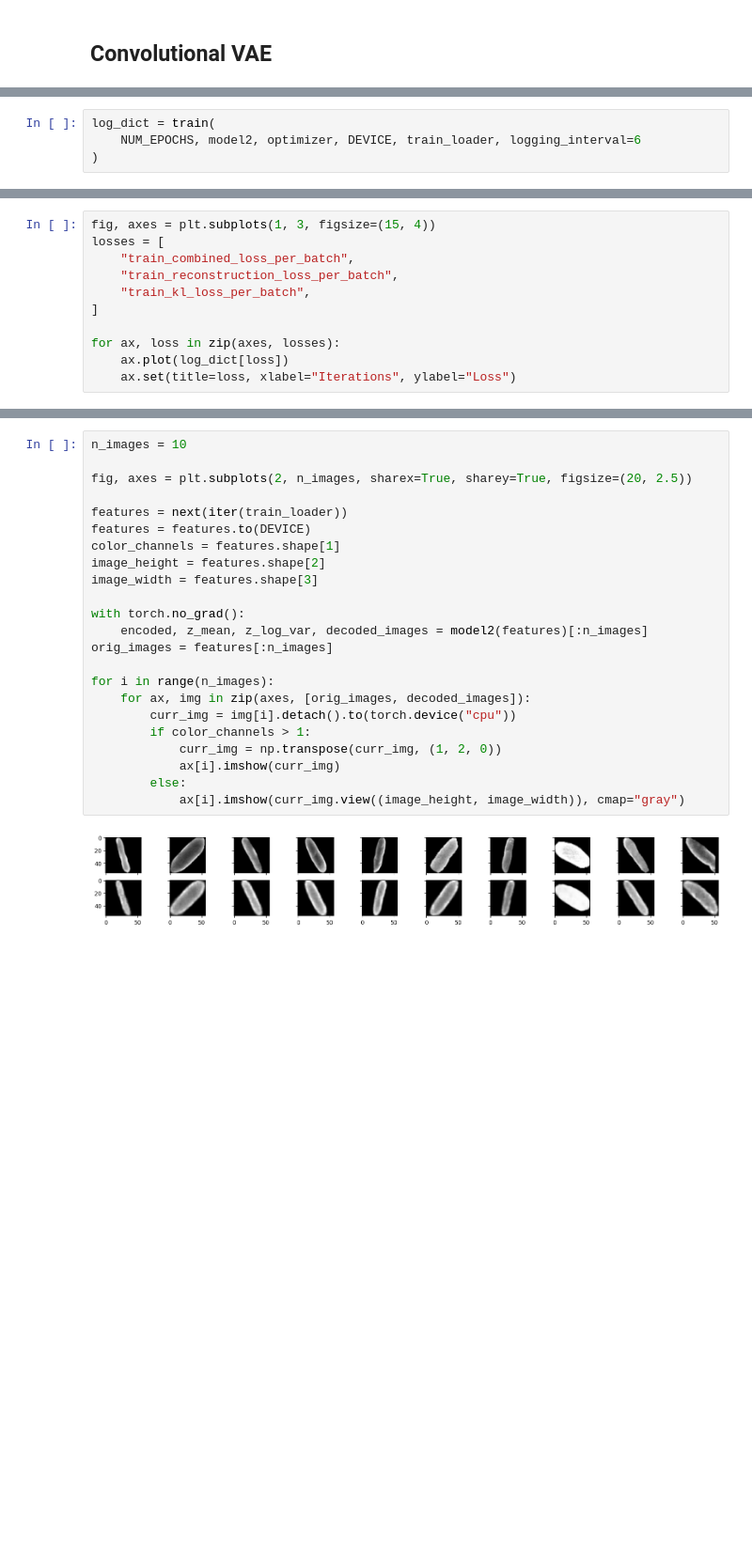
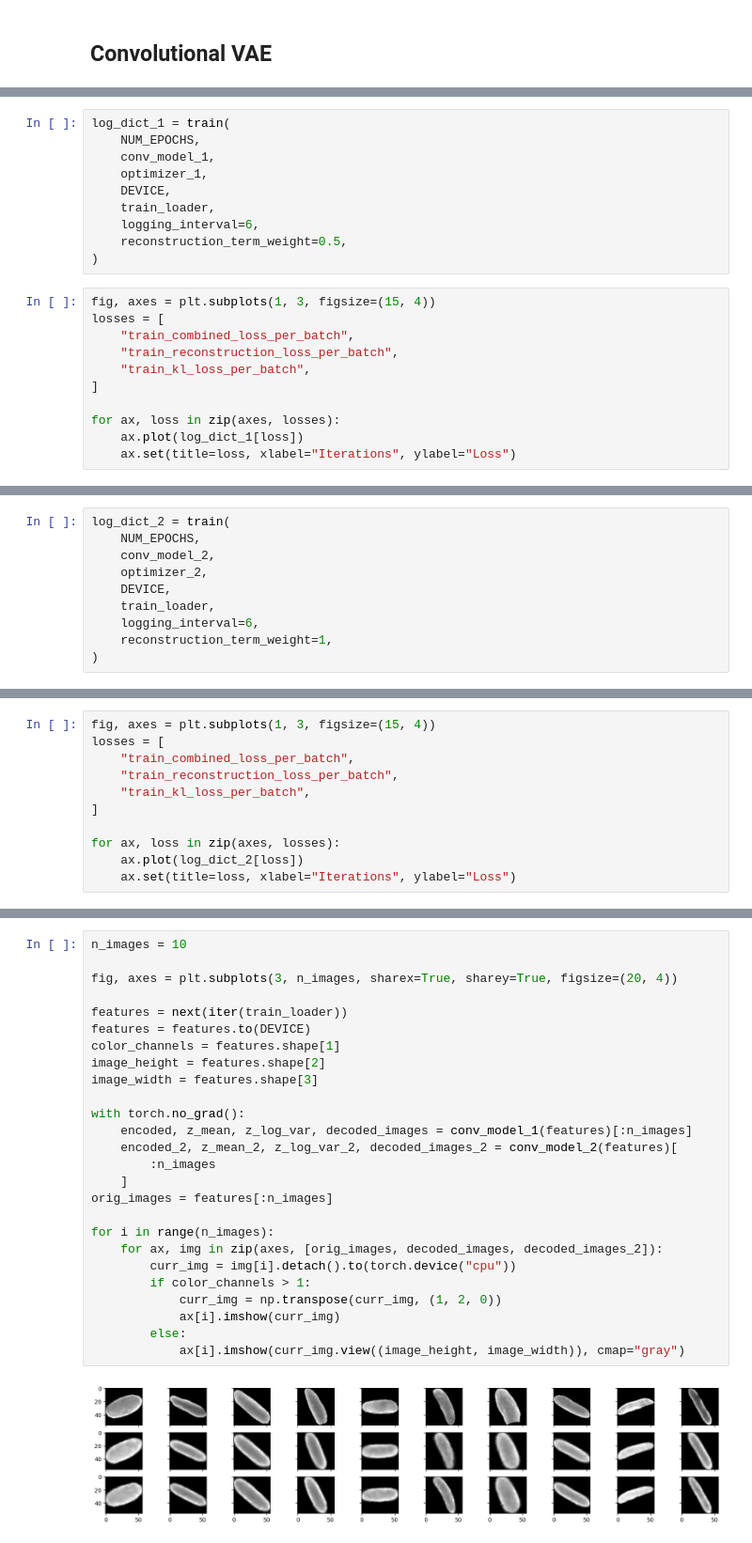
Before and after one commit to anghol/vae-cells, a Jupyter notebook: notebooks/vae_for_cells.ipynb, the cells around one changed output, grey strips where cells are left out. Shown: that part at 94% size. Cells and saved outputs as stored; diff of their text form; blank space fills up the shorter version.

```diff
--- a/notebooks/vae_for_cells.ipynb
+++ b/notebooks/vae_for_cells.ipynb
@@ -181,0 +170,21 @@ ConvolutionalVAE(
+# %%
+log_dict_1 = train(
+    NUM_EPOCHS,
+    conv_model_1,
+    optimizer_1,
+    DEVICE,
+    train_loader,
+    logging_interval=6,
+    reconstruction_term_weight=0.5,
+)
+# %%
+fig, axes = plt.subplots(1, 3, figsize=(15, 4))
+losses = [
+    "train_combined_loss_per_batch",
+    "train_reconstruction_loss_per_batch",
+    "train_kl_loss_per_batch",
+]
+
+for ax, loss in zip(axes, losses):
+    ax.plot(log_dict_1[loss])
+    ax.set(title=loss, xlabel="Iterations", ylabel="Loss")
@@ -182,5 +193,11 @@ ConvolutionalVAE(
 # %%
-log_dict = train(
-    NUM_EPOCHS, model2, optimizer, DEVICE, train_loader, logging_interval=6
+log_dict_2 = train(
+    NUM_EPOCHS,
+    conv_model_2,
+    optimizer_2,
+    DEVICE,
+    train_loader,
+    logging_interval=6,
+    reconstruction_term_weight=1,
 )
 # %% [output]
@@ -210,6 +227,6 @@ losses = [
 ]
 
 for ax, loss in zip(axes, losses):
-    ax.plot(log_dict[loss])
+    ax.plot(log_dict_2[loss])
     ax.set(title=loss, xlabel="Iterations", ylabel="Loss")
 # %% [output]
@@ -217,25 +234,28 @@ for ax, loss in zip(axes, losses):
 # %%
 n_images = 10
 
-fig, axes = plt.subplots(2, n_images, sharex=True, sharey=True, figsize=(20, 2.5))
+fig, axes = plt.subplots(3, n_images, sharex=True, sharey=True, figsize=(20, 4))
 
 features = next(iter(train_loader))
 features = features.to(DEVICE)
 color_channels = features.shape[1]
 image_height = features.shape[2]
 image_width = features.shape[3]
 
 with torch.no_grad():
-    encoded, z_mean, z_log_var, decoded_images = model2(features)[:n_images]
+    encoded, z_mean, z_log_var, decoded_images = conv_model_1(features)[:n_images]
+    encoded_2, z_mean_2, z_log_var_2, decoded_images_2 = conv_model_2(features)[
+        :n_images
+    ]
 orig_images = features[:n_images]
 
 for i in range(n_images):
-    for ax, img in zip(axes, [orig_images, decoded_images]):
+    for ax, img in zip(axes, [orig_images, decoded_images, decoded_images_2]):
         curr_img = img[i].detach().to(torch.device("cpu"))
         if color_channels > 1:
             curr_img = np.transpose(curr_img, (1, 2, 0))
             ax[i].imshow(curr_img)
         else:
             ax[i].imshow(curr_img.view((image_height, image_width)), cmap="gray")
 # %% [output]
-[figure, old version]
+[figure, new version]
```
Also changed, not shown: parts of 14 cells of this notebook, 2 other files.
